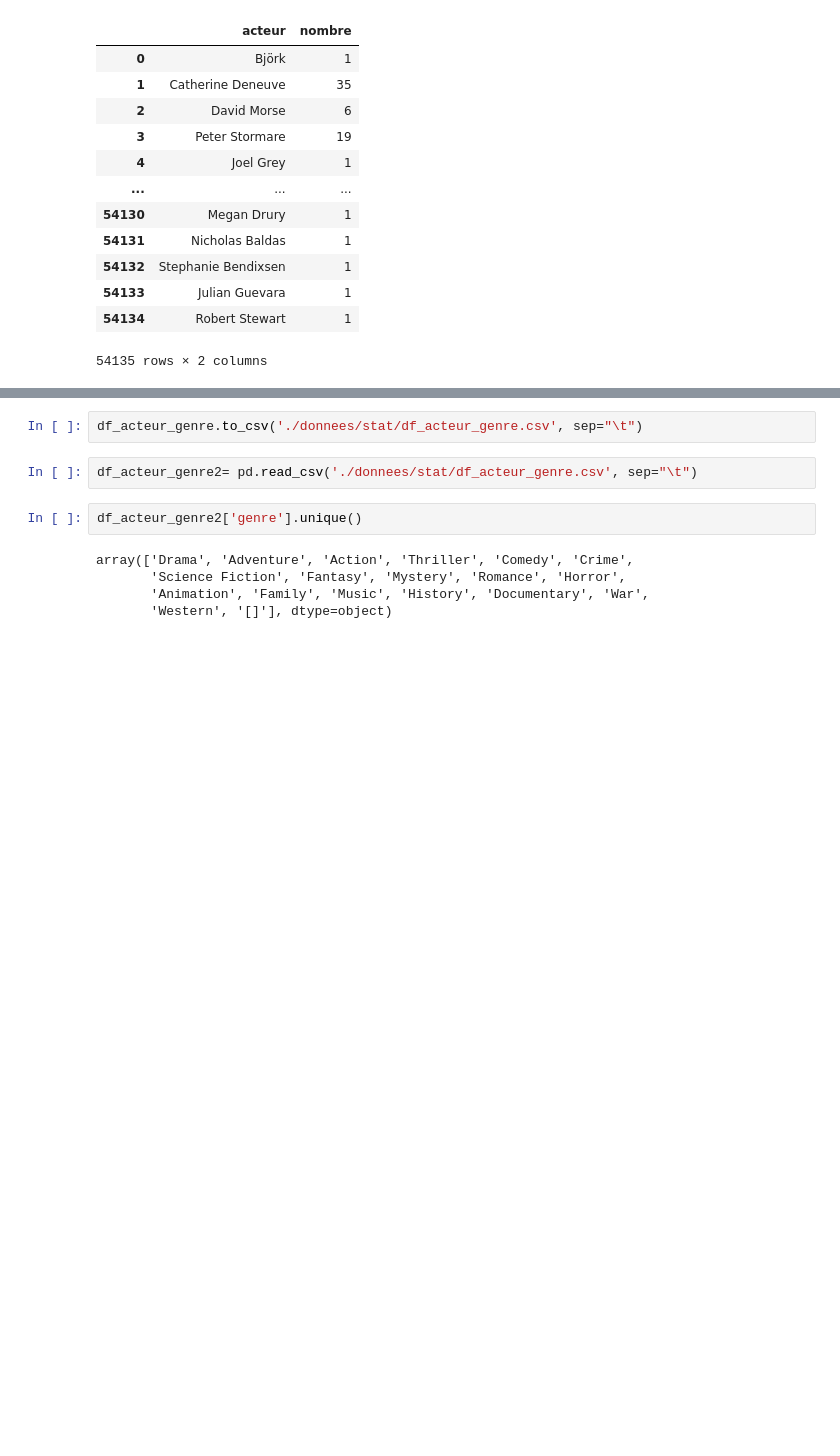
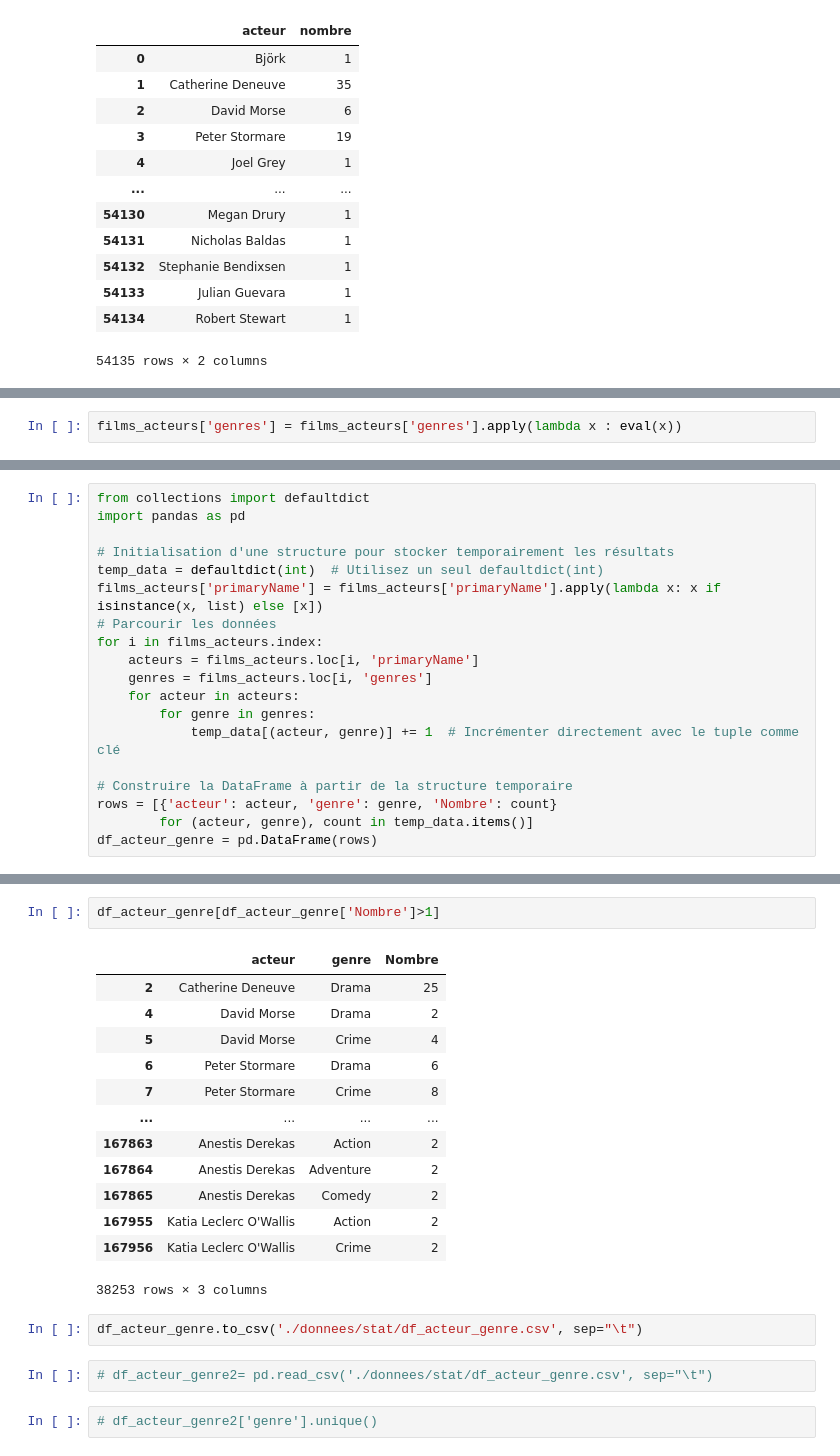
Before and after one commit to Cynthia-OK/CreuseLlywood, a Jupyter notebook: statistiques.ipynb, the cells around one changed output, grey strips where cells are left out. Drawn from its saved outputs; the diff is of its cells as text; blank space fills up the shorter version.

Commit message:
recommandation retour à 0 et stat acteurs

```diff
--- a/statistiques.ipynb
+++ b/statistiques.ipynb
@@ -817,0 +820,2 @@ df_acteur
+# %%
+films_acteurs['genres'] = films_acteurs['genres'].apply(lambda x : eval(x))
@@ -858,0 +864,19 @@ df_acteur_genre
+# %%
+from collections import defaultdict
+import pandas as pd
+
+# Initialisation d'une structure pour stocker temporairement les résultats
+temp_data = defaultdict(int)  # Utilisez un seul defaultdict(int)
+films_acteurs['primaryName'] = films_acteurs['primaryName'].apply(lambda x: x if isinstance(x, list) else [x])
+# Parcourir les données
+for i in films_acteurs.index:
+    acteurs = films_acteurs.loc[i, 'primaryName']
+    genres = films_acteurs.loc[i, 'genres']
+    for acteur in acteurs:
+        for genre in genres:
+            temp_data[(acteur, genre)] += 1  # Incrémenter directement avec le tuple comme clé
+
+# Construire la DataFrame à partir de la structure temporaire
+rows = [{'acteur': acteur, 'genre': genre, 'Nombre': count}
+        for (acteur, genre), count in temp_data.items()]
+df_acteur_genre = pd.DataFrame(rows)
@@ -859,11 +908,22 @@ df_acteur_genre
+# %%
+df_acteur_genre[df_acteur_genre['Nombre']>1]
+# %% [output]
+|  | acteur | genre | Nombre |
+| 2 | Catherine Deneuve | Drama | 25 |
+| 4 | David Morse | Drama | 2 |
+| 5 | David Morse | Crime | 4 |
+| 6 | Peter Stormare | Drama | 6 |
+| 7 | Peter Stormare | Crime | 8 |
+| ... | ... | ... | ... |
+| 167863 | Anestis Derekas | Action | 2 |
+| 167864 | Anestis Derekas | Adventure | 2 |
+| 167865 | Anestis Derekas | Comedy | 2 |
+| 167955 | Katia Leclerc O'Wallis | Action | 2 |
+| 167956 | Katia Leclerc O'Wallis | Crime | 2 |
+38253 rows × 3 columns
 # %%
 df_acteur_genre.to_csv('./donnees/stat/df_acteur_genre.csv', sep="\t")
 # %%
-df_acteur_genre2= pd.read_csv('./donnees/stat/df_acteur_genre.csv', sep="\t")
+# df_acteur_genre2= pd.read_csv('./donnees/stat/df_acteur_genre.csv', sep="\t")
 # %%
-df_acteur_genre2['genre'].unique()
+# df_acteur_genre2['genre'].unique()
-# %% [output]
-array(['Drama', 'Adventure', 'Action', 'Thriller', 'Comedy', 'Crime',
-       'Science Fiction', 'Fantasy', 'Mystery', 'Romance', 'Horror',
-       'Animation', 'Family', 'Music', 'History', 'Documentary', 'War',
-       'Western', '[]'], dtype=object)
```
Also changed, not shown: parts of 7 cells of this notebook, 9 other files.
